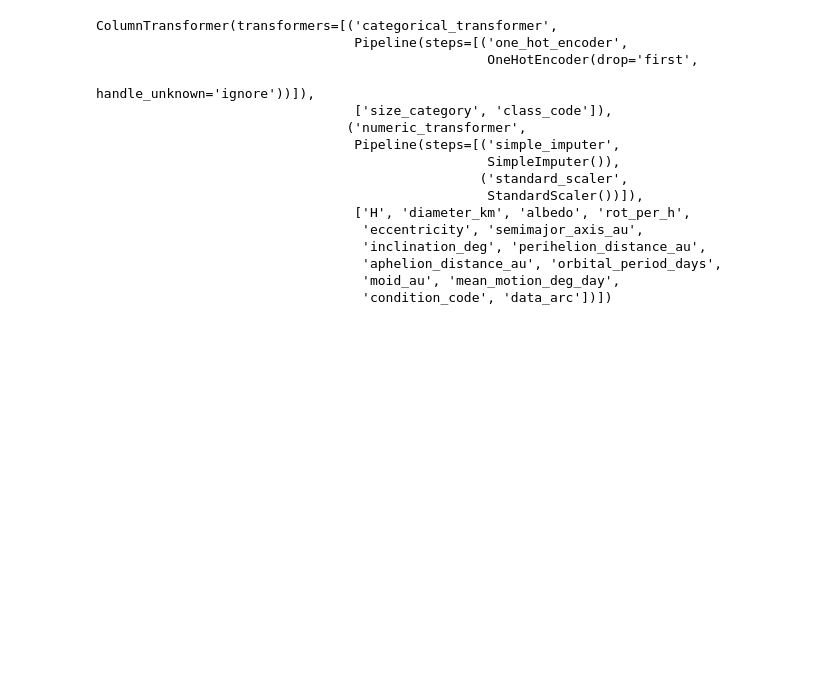
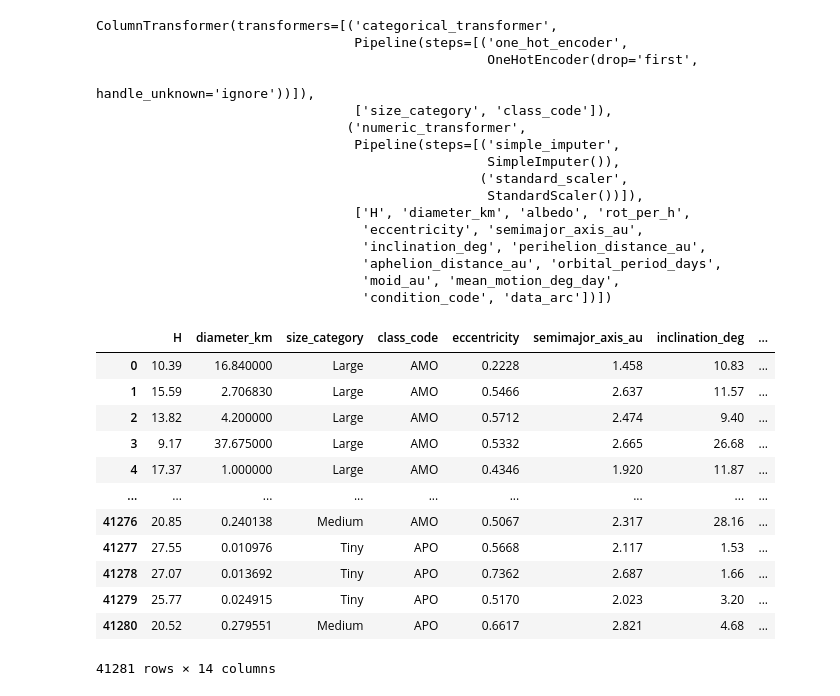
Before and after one commit to HzeroD/near_earth_asteroid_predictor, a Jupyter notebook: train.ipynb, the cells around one changed output. Saved outputs shown, nothing was run; the diff lists cells and outputs as text; code cells hidden in the pictures; blank space fills up the shorter version.

```diff
--- a/train.ipynb
+++ b/train.ipynb
@@ -504,3 +573,21 @@ for train, test in kf.split(X_near, y):
     #print(np.bincount(y[test]))
 
     print("==========")
+# %%
+js = X_near.to_json()
+js
+X_near
+# %% [output]
+|  | H | diameter_km | size_category | class_code | eccentricity | semimajor_axis_au | inclination_deg | ... |
+| 0 | 10.39 | 16.840000 | Large | AMO | 0.2228 | 1.458 | 10.83 | ... |
+| 1 | 15.59 | 2.706830 | Large | AMO | 0.5466 | 2.637 | 11.57 | ... |
+| 2 | 13.82 | 4.200000 | Large | AMO | 0.5712 | 2.474 | 9.40 | ... |
+| 3 | 9.17 | 37.675000 | Large | AMO | 0.5332 | 2.665 | 26.68 | ... |
+| 4 | 17.37 | 1.000000 | Large | AMO | 0.4346 | 1.920 | 11.87 | ... |
+| ... | ... | ... | ... | ... | ... | ... | ... | ... |
+| 41276 | 20.85 | 0.240138 | Medium | AMO | 0.5067 | 2.317 | 28.16 | ... |
+| 41277 | 27.55 | 0.010976 | Tiny | APO | 0.5668 | 2.117 | 1.53 | ... |
+| 41278 | 27.07 | 0.013692 | Tiny | APO | 0.7362 | 2.687 | 1.66 | ... |
+| 41279 | 25.77 | 0.024915 | Tiny | APO | 0.5170 | 2.023 | 3.20 | ... |
+| 41280 | 20.52 | 0.279551 | Medium | APO | 0.6617 | 2.821 | 4.68 | ... |
+41281 rows × 14 columns
```
Also changed, not shown: parts of 10 cells of this notebook, 5 other files.
